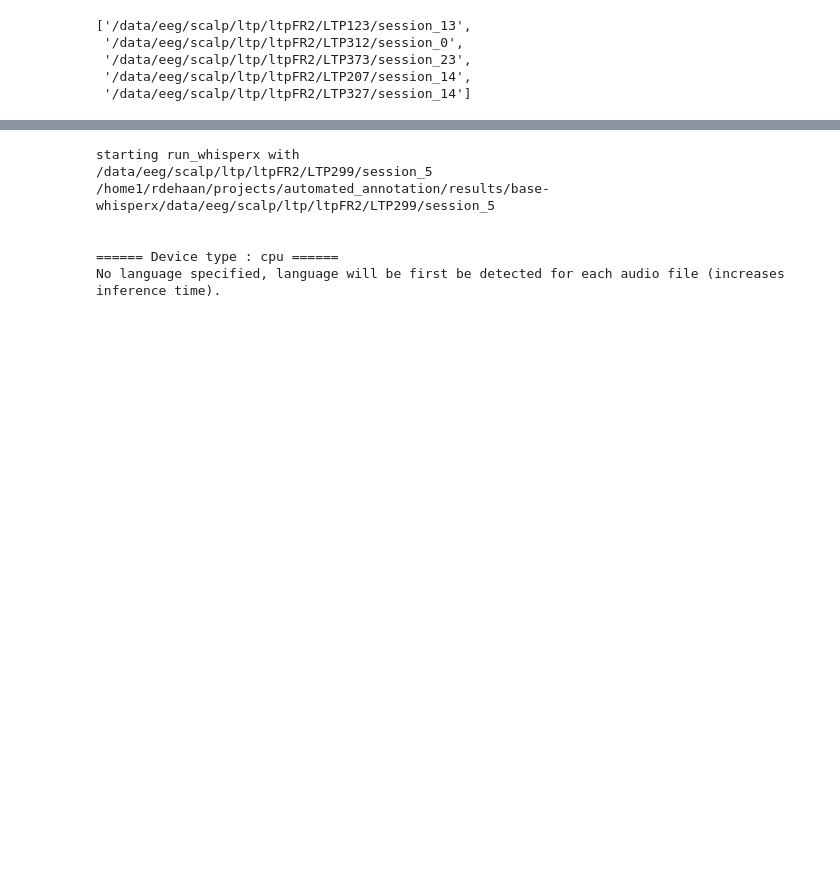
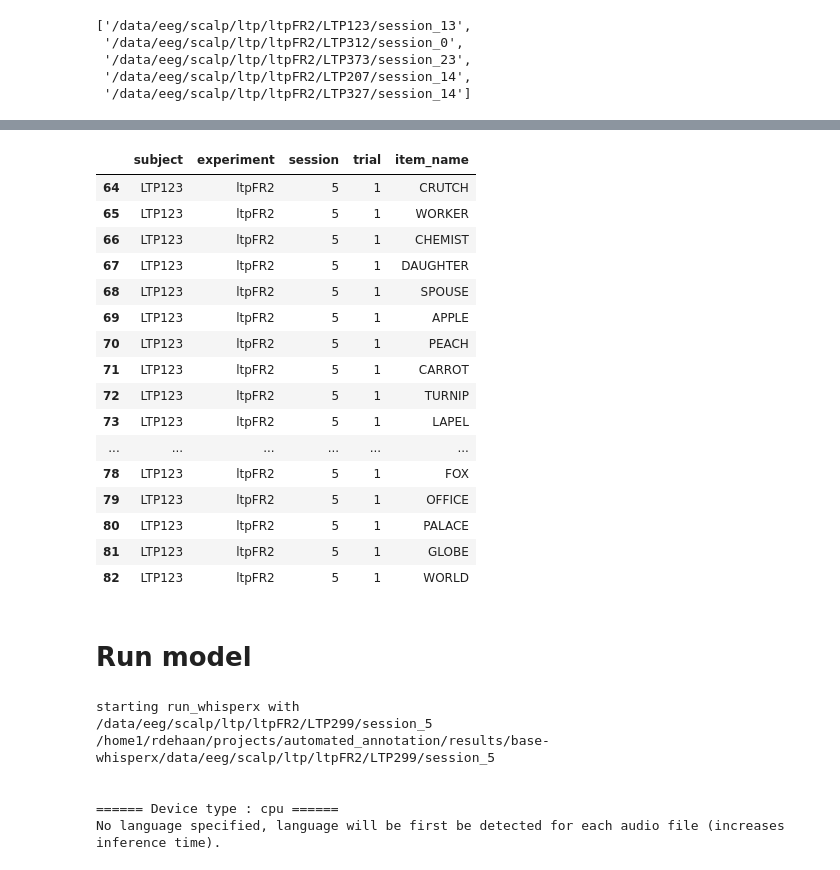
Before and after one commit to pennmem/automated_annotation, a Jupyter notebook: run_automated_annotations.ipynb, the cells around one changed output, grey strips where cells are left out. Saved outputs shown, nothing was run; the diff lists cells and outputs as text; code cells hidden in the pictures; blank space fills up the shorter version.

```diff
--- a/run_automated_annotations.ipynb
+++ b/run_automated_annotations.ipynb
@@ -180,0 +249,14 @@ with open('output_dirs_splits.pkl', 'wb') as f:
+# %%
+# load debug trial (LTP123 ltpFR2 session 5 trial 1)
+exp = 'ltpFR2'
+import cmlreaders as cml  # (can't install cmlreaders for py3.10)
+
+index_df = cml.get_data_index('ltp')
+print('Available experiments:\n', index_df.experiment.unique())
+index_df = index_df.query('experiment == @exp')
+
+# load example session events
+sess_df = index_df.query('subject == "LTP123" and experiment==@exp and session==5').iloc[0]
+r = cml.CMLReader(subject=sess_df.subject, session=sess_df.session, experiment=sess_df.experiment)
+evs = r.load('events')
+print('Event types:\n', evs.type.unique())
@@ -181,3 +280,26 @@ with open('output_dirs_splits.pkl', 'wb') as f:
+# %%
+rec_evs = evs.query('type == "REC_WORD" and trial == 1')[['subject', 'experiment', 'session', 'trial', 'item_name']]
+rec_evs
+# %% [output]
+|  | subject | experiment | session | trial | item_name |
+| 64 | LTP123 | ltpFR2 | 5 | 1 | CRUTCH |
+| 65 | LTP123 | ltpFR2 | 5 | 1 | WORKER |
+| 66 | LTP123 | ltpFR2 | 5 | 1 | CHEMIST |
+| 67 | LTP123 | ltpFR2 | 5 | 1 | DAUGHTER |
+| 68 | LTP123 | ltpFR2 | 5 | 1 | SPOUSE |
+| 69 | LTP123 | ltpFR2 | 5 | 1 | APPLE |
+| 70 | LTP123 | ltpFR2 | 5 | 1 | PEACH |
+| 71 | LTP123 | ltpFR2 | 5 | 1 | CARROT |
+| 72 | LTP123 | ltpFR2 | 5 | 1 | TURNIP |
+| 73 | LTP123 | ltpFR2 | 5 | 1 | LAPEL |
+| ... | ... | ... | ... | ... | ... |
+| 78 | LTP123 | ltpFR2 | 5 | 1 | FOX |
+| 79 | LTP123 | ltpFR2 | 5 | 1 | OFFICE |
+| 80 | LTP123 | ltpFR2 | 5 | 1 | PALACE |
+| 81 | LTP123 | ltpFR2 | 5 | 1 | GLOBE |
+| 82 | LTP123 | ltpFR2 | 5 | 1 | WORLD |
+# %% [markdown]
+# Run model
 # %%
 from automated_annot import run_whisperx
 run_whisperx(all_input_dirs[tag][0], all_output_dirs[tag][0])
```
Also changed, not shown: parts of 21 cells of this notebook, 2 other files.
